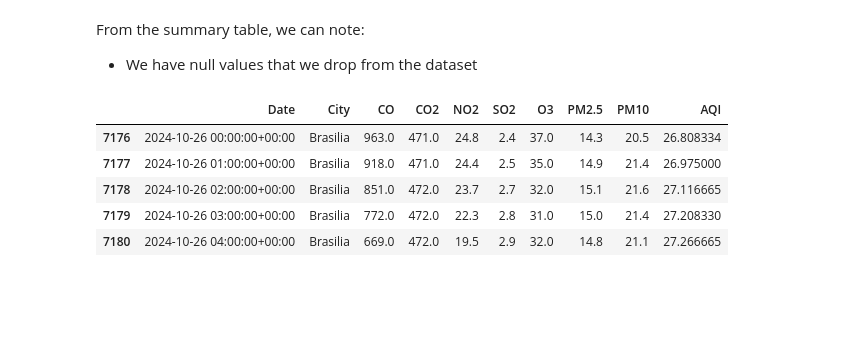
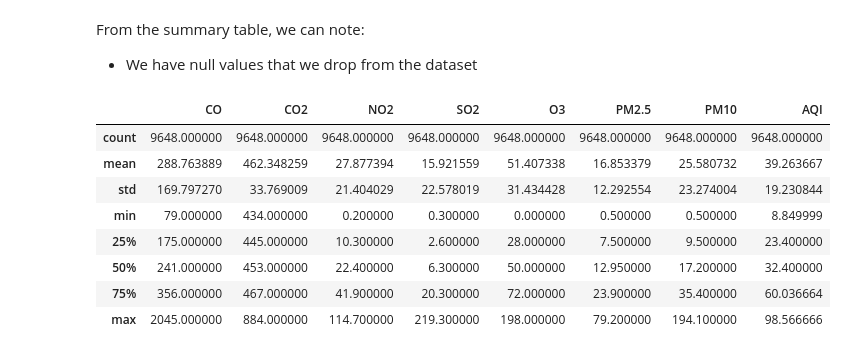
Before and after one commit to Oliver-NG23/First-Proyect, a Jupyter notebook: Primer_Proyecto.ipynb, the cells around one changed output. Cells and saved outputs as stored; diff of their text form; code cells hidden in the pictures; blank space fills up the shorter version.

```diff
--- a/Primer_Proyecto.ipynb
+++ b/Primer_Proyecto.ipynb
@@ -50,11 +50,14 @@ From the summary table, we can note:
 -  We have null values that we drop from the dataset
 # %%
 df_new=df.dropna()
-df_new.head()
+df_new.describe()
 # %% [output]
-|  | Date | City | CO | CO2 | NO2 | SO2 | O3 | PM2.5 | PM10 | AQI |
-| 7176 | 2024-10-26 00:00:00+00:00 | Brasilia | 963.0 | 471.0 | 24.8 | 2.4 | 37.0 | 14.3 | 20.5 | 26.808334 |
-| 7177 | 2024-10-26 01:00:00+00:00 | Brasilia | 918.0 | 471.0 | 24.4 | 2.5 | 35.0 | 14.9 | 21.4 | 26.975000 |
-| 7178 | 2024-10-26 02:00:00+00:00 | Brasilia | 851.0 | 472.0 | 23.7 | 2.7 | 32.0 | 15.1 | 21.6 | 27.116665 |
-| 7179 | 2024-10-26 03:00:00+00:00 | Brasilia | 772.0 | 472.0 | 22.3 | 2.8 | 31.0 | 15.0 | 21.4 | 27.208330 |
-| 7180 | 2024-10-26 04:00:00+00:00 | Brasilia | 669.0 | 472.0 | 19.5 | 2.9 | 32.0 | 14.8 | 21.1 | 27.266665 |
+|  | CO | CO2 | NO2 | SO2 | O3 | PM2.5 | PM10 | AQI |
+| count | 9648.000000 | 9648.000000 | 9648.000000 | 9648.000000 | 9648.000000 | 9648.000000 | 9648.000000 | 9648.000000 |
+| mean | 288.763889 | 462.348259 | 27.877394 | 15.921559 | 51.407338 | 16.853379 | 25.580732 | 39.263667 |
+| std | 169.797270 | 33.769009 | 21.404029 | 22.578019 | 31.434428 | 12.292554 | 23.274004 | 19.230844 |
+| min | 79.000000 | 434.000000 | 0.200000 | 0.300000 | 0.000000 | 0.500000 | 0.500000 | 8.849999 |
+| 25% | 175.000000 | 445.000000 | 10.300000 | 2.600000 | 28.000000 | 7.500000 | 9.500000 | 23.400000 |
+| 50% | 241.000000 | 453.000000 | 22.400000 | 6.300000 | 50.000000 | 12.950000 | 17.200000 | 32.400000 |
+| 75% | 356.000000 | 467.000000 | 41.900000 | 20.300000 | 72.000000 | 23.900000 | 35.400000 | 60.036664 |
+| max | 2045.000000 | 884.000000 | 114.700000 | 219.300000 | 198.000000 | 79.200000 | 194.100000 | 98.566666 |
```
